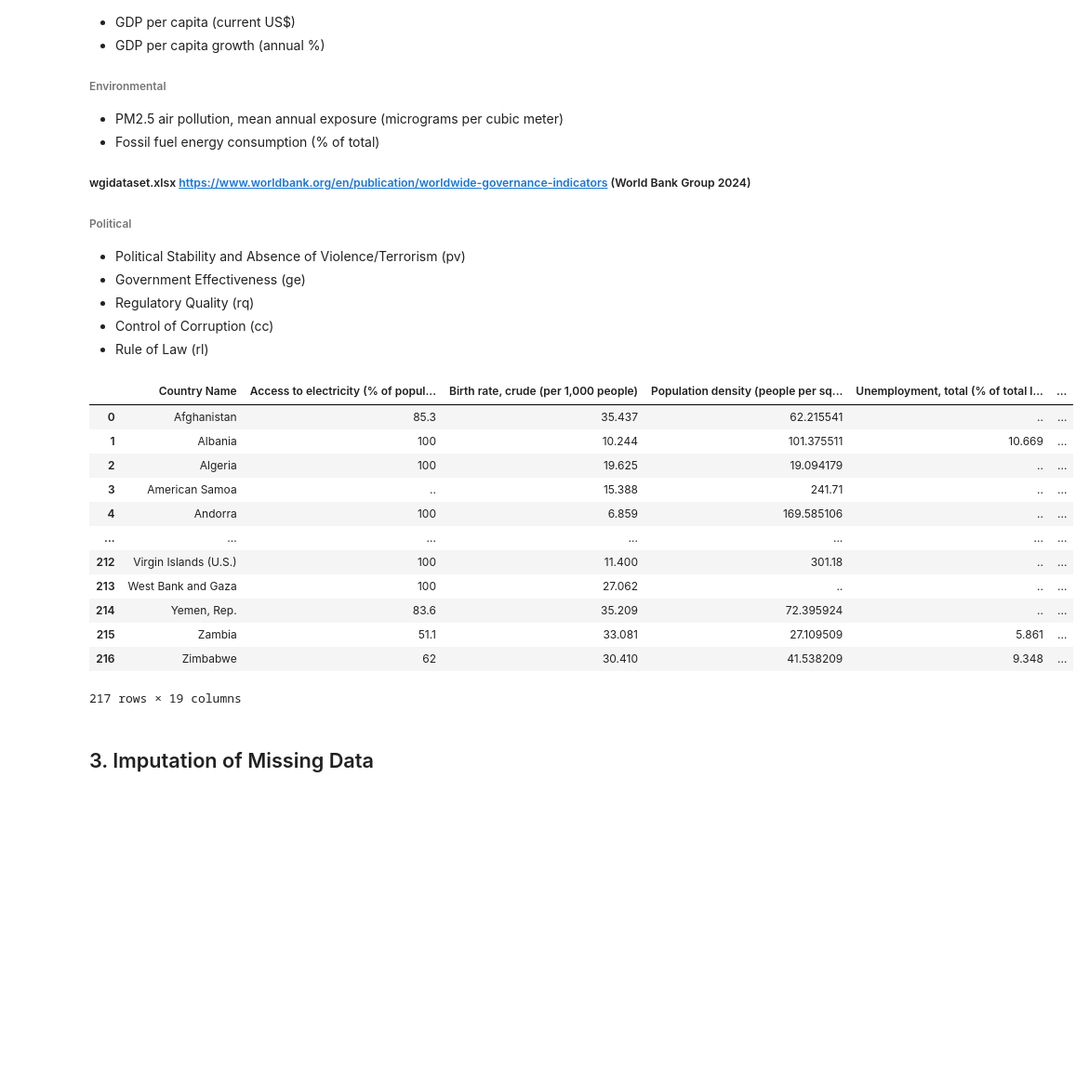
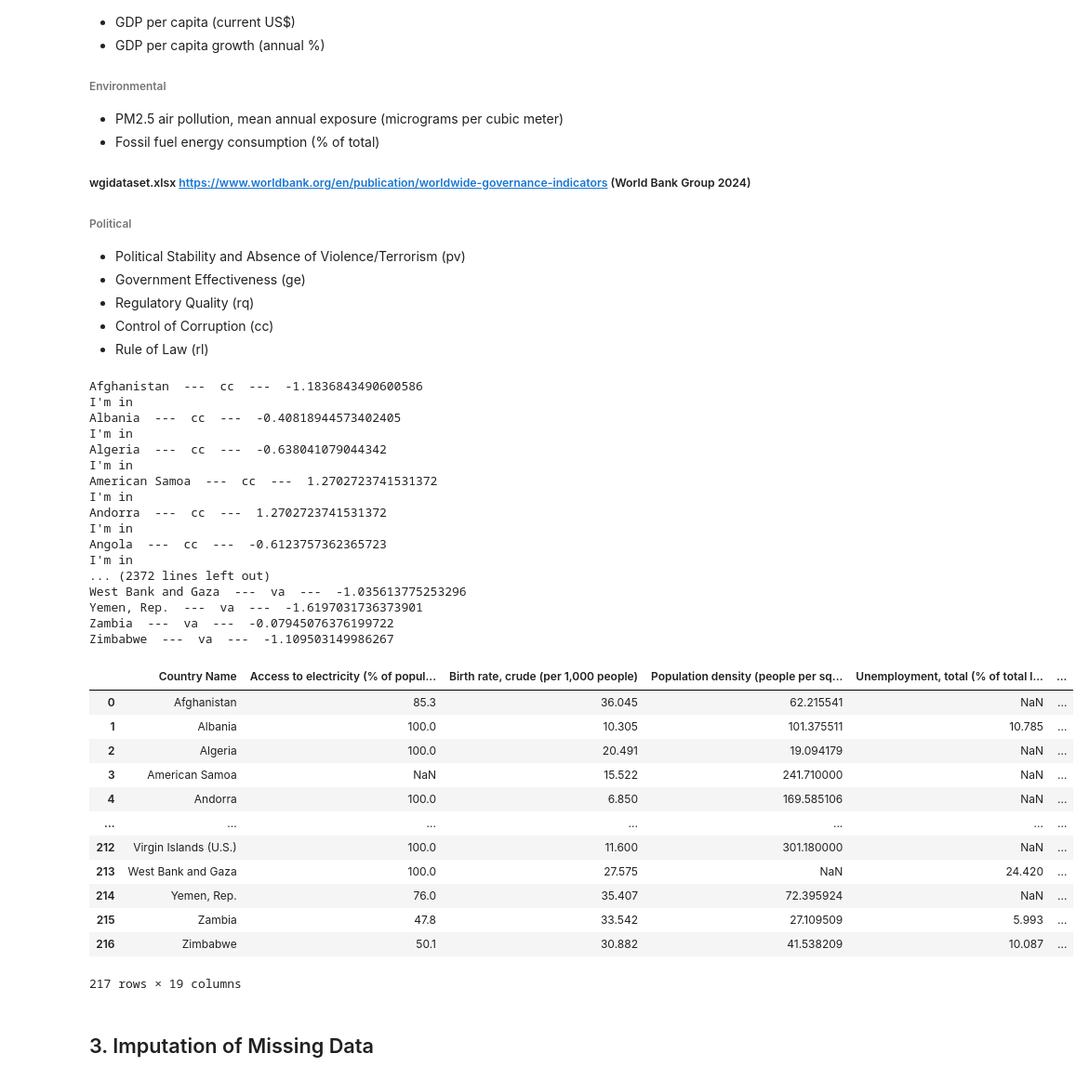
Before and after one commit to cianashby1337/DAV_CA, a Jupyter notebook: main.ipynb, the cells around one changed output. Shown at 93% size. Drawn from its saved outputs; the diff is of its cells as text; code cells hidden in the pictures; blank space fills up the shorter version.

Commit message:
Introduce political factors to the dataframe

```diff
--- a/main.ipynb
+++ b/main.ipynb
@@ -1012,7 +1012,7 @@ import numpy as np
 
 # Solution for selecting a specific sheet of an excel file found from the answer of Vaibhav Jadhav at https://stackoverflow.com/questions/71527992/pandas-dataframe-to-specific-sheet-in-a-excel-file-without-losing-formatting
 world_development_indicator_df = pd.read_excel("2. Data Extraction\P_Data_Extract_From_World_Development_Indicators.xlsx",sheet_name="Data")
-worldwide_governance_indicator = pd.read_excel("2. Data Extraction\wgidataset.xlsx",sheet_name="Sheet1")
+worldwide_governance_indicator_df = pd.read_excel("2. Data Extraction\wgidataset.xlsx",sheet_name="Sheet1")
 
 
 country_name = world_development_indicator_df["Country Name"].unique()
@@ -1037,11 +1037,8 @@ en_fossil_fuel = []
 for index, wdi_df_row in world_development_indicator_df.iterrows():
 	output_value = ""
 
-	if wdi_df_row["Series Name"] != "Population density (people per sq. km of land area)" and wdi_df_row["2023 [YR2023]"] == ".." : output_value = None
-	elif wdi_df_row["Series Name"] == "Population density (people per sq. km of land area)" and wdi_df_row["2022 [YR2022]"] == ".." : output_value = None
-	else:
-		if wdi_df_row["Series Name"] != "Population density (people per sq. km of land area)": output_value = wdi_df_row["2023 [YR2023]"]
-		else: output_value = wdi_df_row["2022 [YR2022]"]
+	if wdi_df_row["2022 [YR2022]"] == ".." : output_value = None
+	else: output_value = wdi_df_row["2022 [YR2022]"]
 
 	if wdi_df_row["Series Name"] == "Access to electricity (% of population)": s_electricity_access.append(output_value)
 	elif wdi_df_row["Series Name"] == "Birth rate, crude (per 1,000 people)": s_birth_rate.append(output_value) # Best set as 2022, since there is no data for any country in 2023
@@ -1101,22 +1098,56 @@ df = pd.DataFrame({
 	"Control of Corruption (cc)":p_control_of_corruption,
 	"Rule of Law (rl)":p_rule_of_law
 	})
-
-df
-# %% [output]
-|  | Country Name | Access to electricity (% of popul... | Birth rate, crude (per 1,000 people) | Population density (people per sq... | Unemployment, total (% of total l... | ... |
-| 0 | Afghanistan | 85.3 | 35.437 | 62.215541 | .. | ... |
-| 1 | Albania | 100 | 10.244 | 101.375511 | 10.669 | ... |
-| 2 | Algeria | 100 | 19.625 | 19.094179 | .. | ... |
-| 3 | American Samoa | .. | 15.388 | 241.71 | .. | ... |
-| 4 | Andorra | 100 | 6.859 | 169.585106 | .. | ... |
-| ... | ... | ... | ... | ... | ... | ... |
-| 212 | Virgin Islands (U.S.) | 100 | 11.400 | 301.18 | .. | ... |
-| 213 | West Bank and Gaza | 100 | 27.062 | .. | .. | ... |
-| 214 | Yemen, Rep. | 83.6 | 35.209 | 72.395924 | .. | ... |
-| 215 | Zambia | 51.1 | 33.081 | 27.109509 | 5.861 | ... |
-| 216 | Zimbabwe | 62 | 30.410 | 41.538209 | 9.348 | ... |
-217 rows × 19 columns
+# %%
+for index, wgi_df_row in worldwide_governance_indicator_df.iterrows():
+
+	# Solution for checking existence of matching country names in the main dataframe found from Akram's answer at https://stackoverflow.com/questions/21319929/how-to-determine-whether-a-pandas-column-contains-a-particular-value
+	if wgi_df_row["countryname"] in df["Country Name"].values and wgi_df_row["year"] == 2022:
+		# Fix for rows not updating has been found using https://chatgpt.com/share/68143640-b6b8-800c-9ff5-0f44f2d2b684
+		country_mask = df["Country Name"] == wgi_df_row["countryname"]
+		if wgi_df_row["indicator"] == "pv":
+			df.loc[country_mask, "Political Stability and Absence of Violence/Terrorism (pv)"] = wgi_df_row["estimate"]
+		elif wgi_df_row["indicator"] == "ge":
+			df.loc[country_mask, "Government Effectiveness (ge)"] = wgi_df_row["estimate"]
+		elif wgi_df_row["indicator"] == "rq":
+			df.loc[country_mask, "Regulatory Quality (rq)"] = wgi_df_row["estimate"]
+		elif wgi_df_row["indicator"] == "cc":
+			df.loc[country_mask, "Control of Corruption (cc)"] = wgi_df_row["estimate"]
+		elif wgi_df_row["indicator"] == "rl":
+			df.loc[country_mask, "Rule of Law (rl)"] = wgi_df_row["estimate"]
+
+df
+# %% [output]
+Afghanistan  ---  cc  ---  -1.1836843490600586
+I'm in
+Albania  ---  cc  ---  -0.40818944573402405
+I'm in
+Algeria  ---  cc  ---  -0.638041079044342
+I'm in
+American Samoa  ---  cc  ---  1.2702723741531372
+I'm in
+Andorra  ---  cc  ---  1.2702723741531372
+I'm in
+Angola  ---  cc  ---  -0.6123757362365723
+I'm in
+... (2372 lines left out)
+West Bank and Gaza  ---  va  ---  -1.035613775253296
+Yemen, Rep.  ---  va  ---  -1.6197031736373901
+Zambia  ---  va  ---  -0.07945076376199722
+Zimbabwe  ---  va  ---  -1.109503149986267
+|  | Country Name | Access to electricity (% of popul... | Birth rate, crude (per 1,000 people) | Population density (people per sq... | Unemployment, total (% of total l... | ... |
+| 0 | Afghanistan | 85.3 | 36.045 | 62.215541 | NaN | ... |
+| 1 | Albania | 100.0 | 10.305 | 101.375511 | 10.785 | ... |
+| 2 | Algeria | 100.0 | 20.491 | 19.094179 | NaN | ... |
+| 3 | American Samoa | NaN | 15.522 | 241.710000 | NaN | ... |
+| 4 | Andorra | 100.0 | 6.850 | 169.585106 | NaN | ... |
+| ... | ... | ... | ... | ... | ... | ... |
+| 212 | Virgin Islands (U.S.) | 100.0 | 11.600 | 301.180000 | NaN | ... |
+| 213 | West Bank and Gaza | 100.0 | 27.575 | NaN | 24.420 | ... |
+| 214 | Yemen, Rep. | 76.0 | 35.407 | 72.395924 | NaN | ... |
+| 215 | Zambia | 47.8 | 33.542 | 27.109509 | 5.993 | ... |
+| 216 | Zimbabwe | 50.1 | 30.882 | 41.538209 | 10.087 | ... |
+217 rows × 19 columns
 # %% [markdown]
 ## 3. Imputation of Missing Data
 # %% [markdown]
```
Also changed, not shown: 1 other file.
